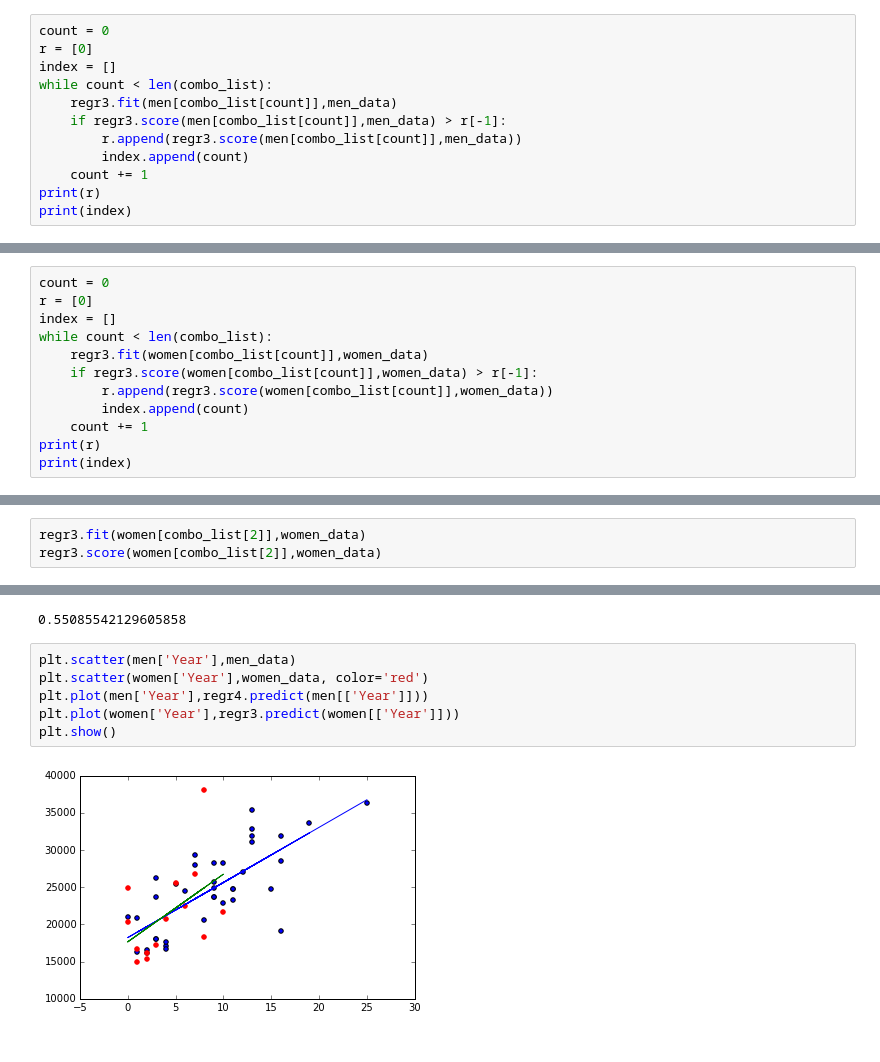
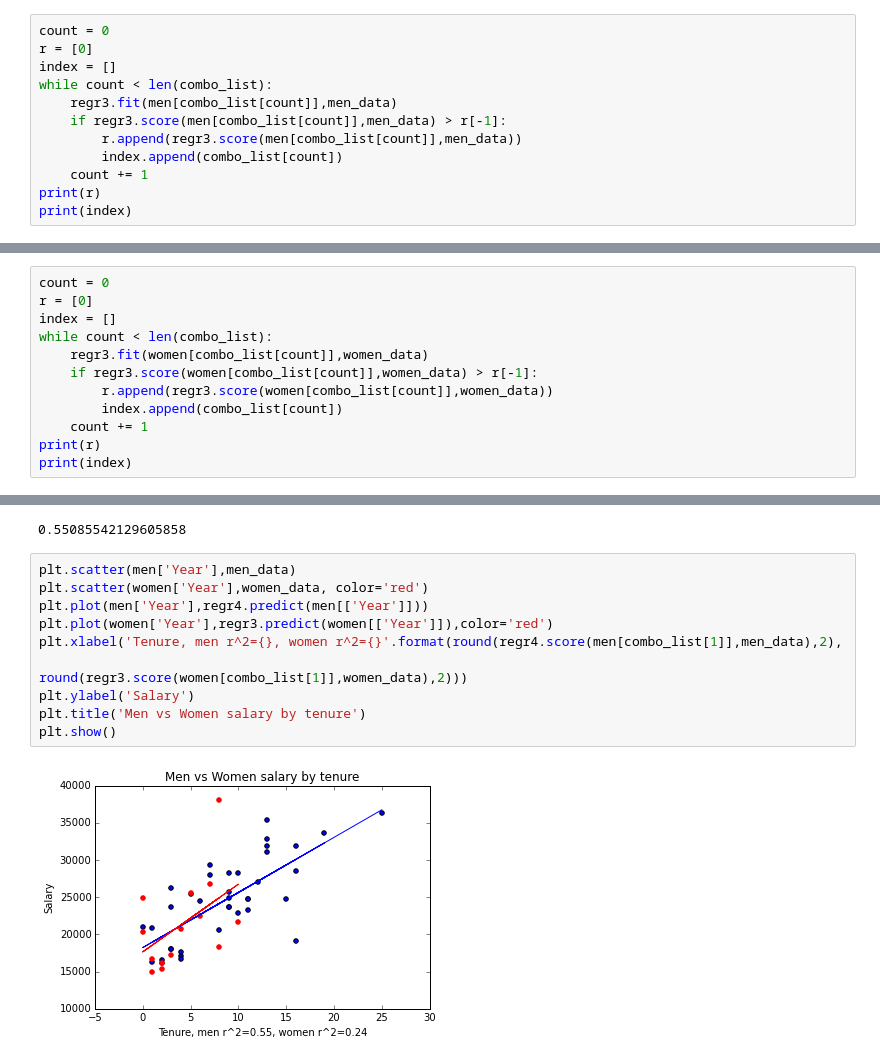
Before and after one commit to Shea-Wolfe/linear-regression, a Jupyter notebook: simple-linear-regression.ipynb, the cells around one changed output, grey strips where cells are left out. Saved outputs shown, nothing was run; the diff lists cells and outputs as text.

Commit message:
Added a brief write up for the teachers salarys

```diff
--- a/simple-linear-regression.ipynb
+++ b/simple-linear-regression.ipynb
@@ -195,7 +198,7 @@ while count < len(combo_list):
     regr3.fit(men[combo_list[count]],men_data)
     if regr3.score(men[combo_list[count]],men_data) > r[-1]:
         r.append(regr3.score(men[combo_list[count]],men_data))
-        index.append(count)
+        index.append(combo_list[count])
     count += 1
 print(r)
 print(index)
@@ -225,7 +224,7 @@ while count < len(combo_list):
     regr3.fit(women[combo_list[count]],women_data)
     if regr3.score(women[combo_list[count]],women_data) > r[-1]:
         r.append(regr3.score(women[combo_list[count]],women_data))
-        index.append(count)
+        index.append(combo_list[count])
     count += 1
 print(r)
 print(index)
@@ -235,3 +233,0 @@ print(index)
-# %%
-regr3.fit(women[combo_list[2]],women_data)
-regr3.score(women[combo_list[2]],women_data)
@@ -250,8 +244,12 @@ regr4.score(men[combo_list[1]],men_data)
 # %%
 plt.scatter(men['Year'],men_data)
 plt.scatter(women['Year'],women_data, color='red')
 plt.plot(men['Year'],regr4.predict(men[['Year']]))
-plt.plot(women['Year'],regr3.predict(women[['Year']]))
+plt.plot(women['Year'],regr3.predict(women[['Year']]),color='red')
+plt.xlabel('Tenure, men r^2={}, women r^2={}'.format(round(regr4.score(men[combo_list[1]],men_data),2),
+                                                     round(regr3.score(women[combo_list[1]],women_data),2)))
+plt.ylabel('Salary')
+plt.title('Men vs Women salary by tenure')
 plt.show()
 # %% [output]
-[figure, old version]
+[figure, new version]
```
Also changed, not shown: parts of 9 cells of this notebook.
